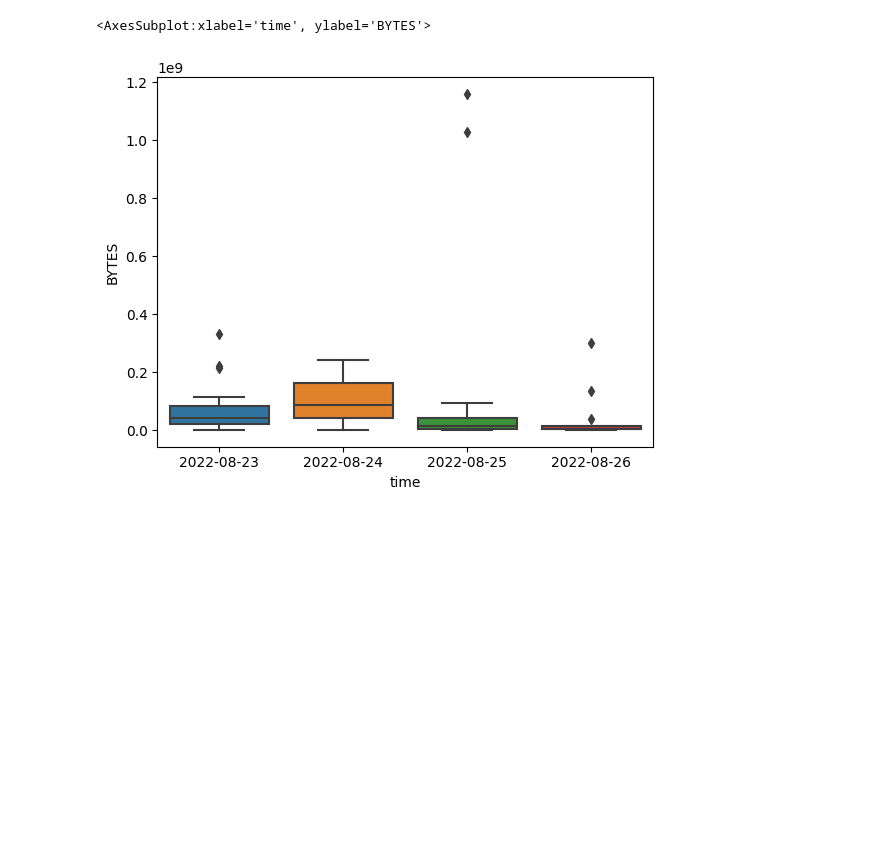
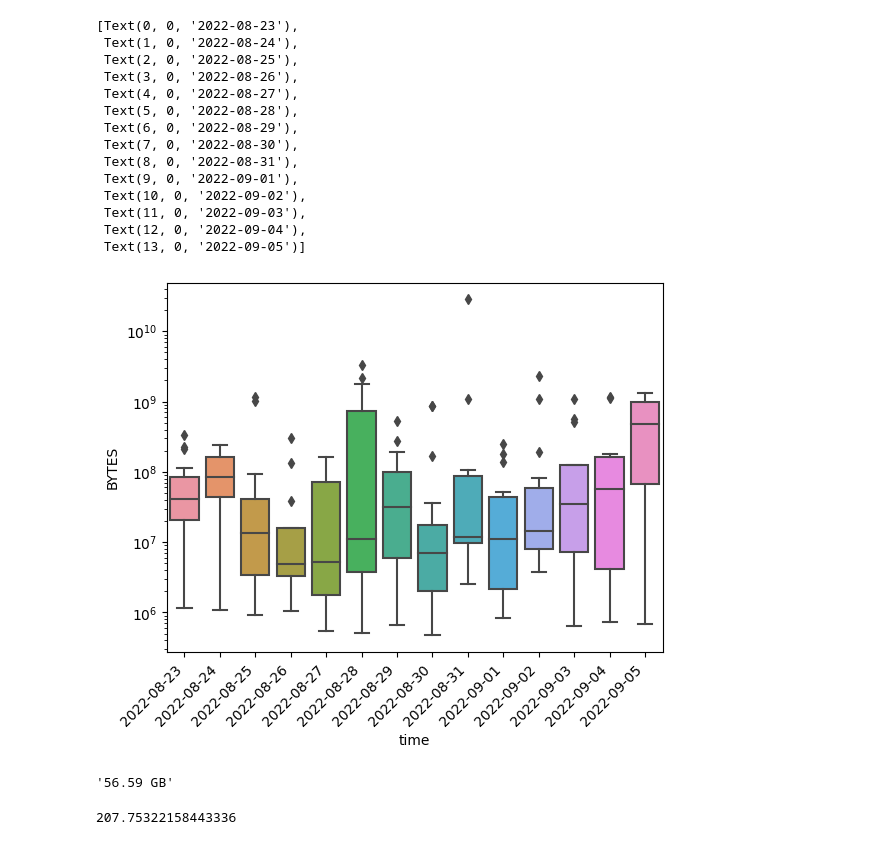
Before and after one commit to akrontab/Hellpot, a Jupyter notebook: LogStats.ipynb, the cells around one changed output. Drawn from its saved outputs; the diff is of its cells as text; code cells hidden in the pictures; blank space fills up the shorter version.

```diff
--- a/LogStats.ipynb
+++ b/LogStats.ipynb
@@ -50,5 +44,28 @@ df["time"].groupby(df["time"].dt.date).count().plot(kind="bar")
 # %%
-sns.boxplot(x=df["time"].dt.date, y=df["BYTES"] )
+ax = sns.boxplot(x=df["time"].dt.date, y=df["BYTES"] )
+ax.set(yscale="log")
+ax.set_xticklabels(ax.get_xticklabels(), rotation=45, horizontalalignment="right")
 # %% [output]
-<AxesSubplot:xlabel='time', ylabel='BYTES'>
+[Text(0, 0, '2022-08-23'),
+ Text(1, 0, '2022-08-24'),
+ Text(2, 0, '2022-08-25'),
+ Text(3, 0, '2022-08-26'),
+ Text(4, 0, '2022-08-27'),
+ Text(5, 0, '2022-08-28'),
+ Text(6, 0, '2022-08-29'),
+ Text(7, 0, '2022-08-30'),
+ Text(8, 0, '2022-08-31'),
+ Text(9, 0, '2022-09-01'),
+ Text(10, 0, '2022-09-02'),
+ Text(11, 0, '2022-09-03'),
+ Text(12, 0, '2022-09-04'),
+ Text(13, 0, '2022-09-05')]
-[figure, old version]
+[figure, new version]
+# %%
+humansize( df.BYTES.sum())
+# %% [output]
+'56.59 GB'
+# %%
+df.DURATION.sum()/60000
+# %% [output]
+207.75322158443336
```
Also changed, not shown: parts of 1 cell of this notebook, 1 other file.
